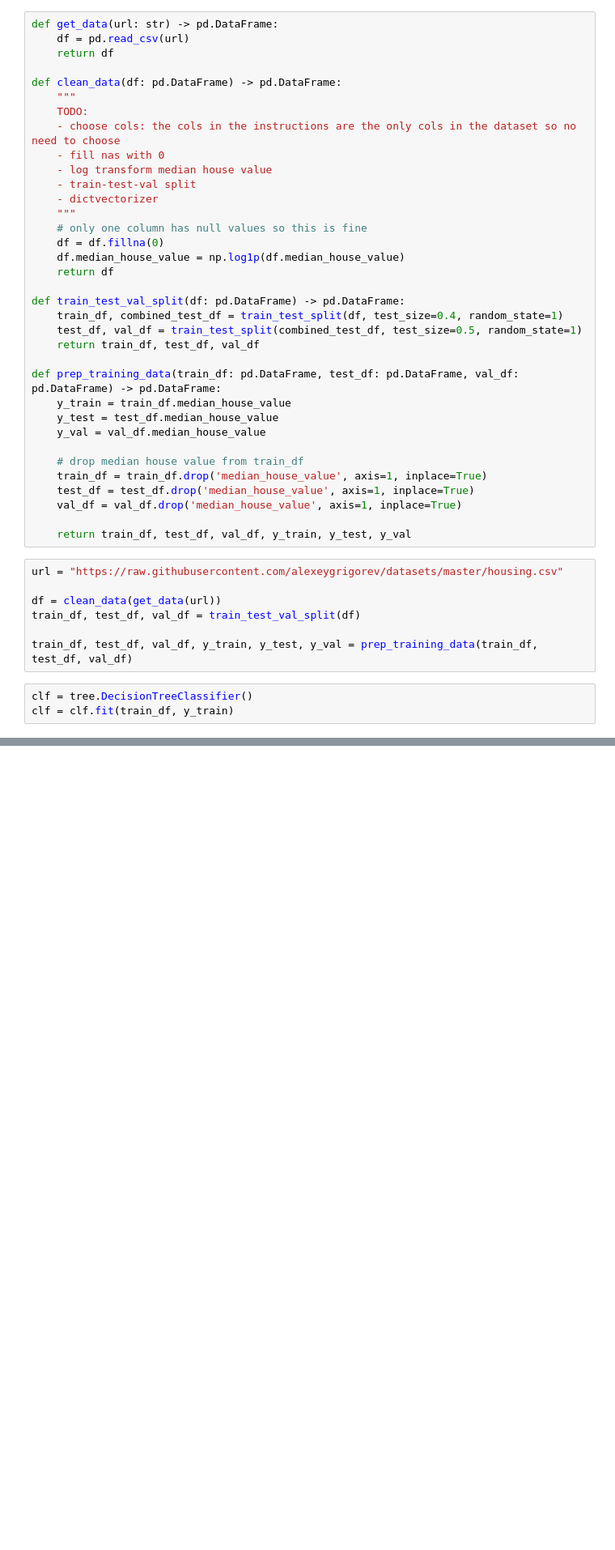
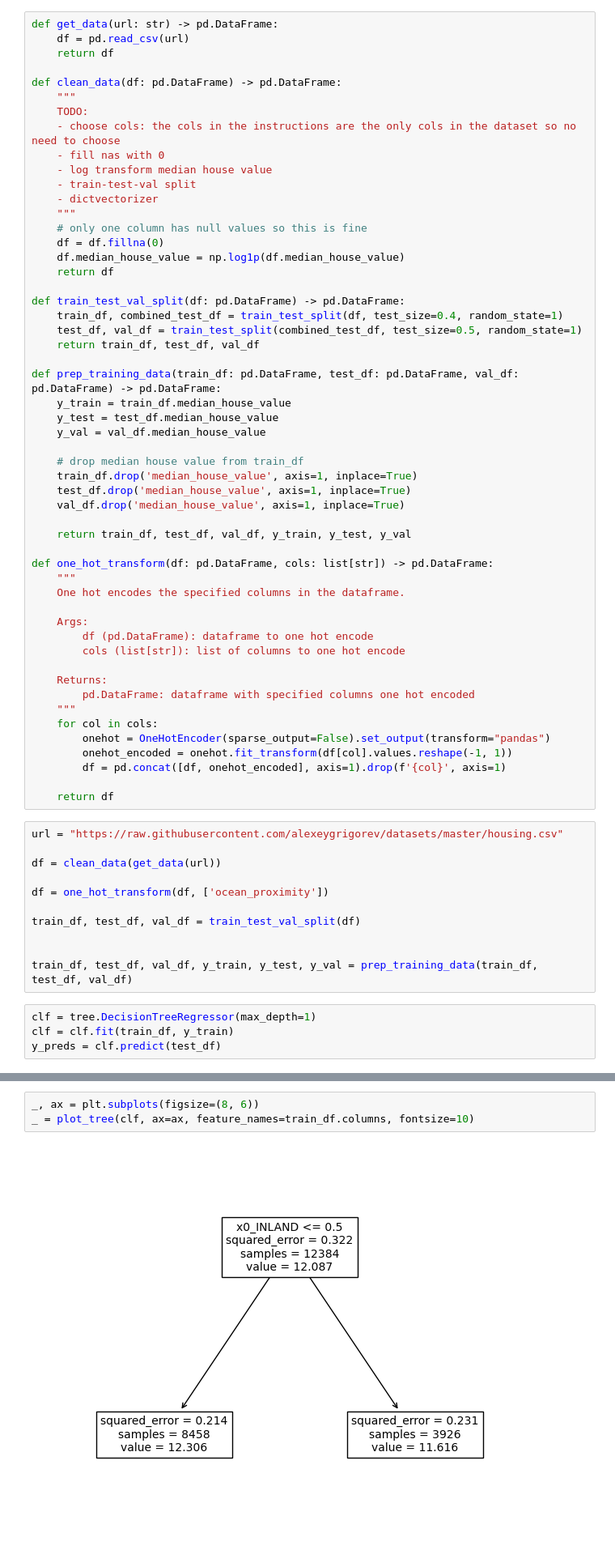
Before and after one commit to Rhys-McAlister/ml-zoomcamp, a Jupyter notebook: Week_6/trees.ipynb, the cells around one changed output, grey strips where cells are left out. Shown: that part at 81% size. Saved outputs shown, nothing was run; the diff lists cells and outputs as text; blank space fills up the shorter version.

```diff
--- a/Week_6/trees.ipynb
+++ b/Week_6/trees.ipynb
@@ -37,18 +44,41 @@ def prep_training_data(train_df: pd.DataFrame, test_df: pd.DataFrame, val_df: pd
     y_val = val_df.median_house_value
 
     # drop median house value from train_df
-    train_df = train_df.drop('median_house_value', axis=1, inplace=True)
-    test_df = test_df.drop('median_house_value', axis=1, inplace=True)
-    val_df = val_df.drop('median_house_value', axis=1, inplace=True)
+    train_df.drop('median_house_value', axis=1, inplace=True)
+    test_df.drop('median_house_value', axis=1, inplace=True)
+    val_df.drop('median_house_value', axis=1, inplace=True)
 
     return train_df, test_df, val_df, y_train, y_test, y_val
+
+def one_hot_transform(df: pd.DataFrame, cols: list[str]) -> pd.DataFrame:
+    """
+    One hot encodes the specified columns in the dataframe.
+
+    Args:
+        df (pd.DataFrame): dataframe to one hot encode
+        cols (list[str]): list of columns to one hot encode
+
+    Returns:
+        pd.DataFrame: dataframe with specified columns one hot encoded
+    """
+    for col in cols:
+        onehot = OneHotEncoder(sparse_output=False).set_output(transform="pandas")
+        onehot_encoded = onehot.fit_transform(df[col].values.reshape(-1, 1))
+        df = pd.concat([df, onehot_encoded], axis=1).drop(f'{col}', axis=1)
+
+    return df
 # %%
 url = "https://raw.githubusercontent.com/alexeygrigorev/datasets/master/housing.csv"
 
 df = clean_data(get_data(url))
+
+df = one_hot_transform(df, ['ocean_proximity'])
+
 train_df, test_df, val_df = train_test_val_split(df)
 
+
 train_df, test_df, val_df, y_train, y_test, y_val = prep_training_data(train_df, test_df, val_df)
 # %%
-clf = tree.DecisionTreeClassifier()
+clf = tree.DecisionTreeRegressor(max_depth=1)
 clf = clf.fit(train_df, y_train)
+y_preds = clf.predict(test_df)
@@ -58,0 +85,5 @@ Reshape your data either using array.reshape(-1, 1) if your data has a single fe
+# %%
+_, ax = plt.subplots(figsize=(8, 6))
+_ = plot_tree(clf, ax=ax, feature_names=train_df.columns, fontsize=10)
+# %% [output]
+[figure, added]
```
Also changed, not shown: parts of 7 cells of this notebook, 1 other file.
